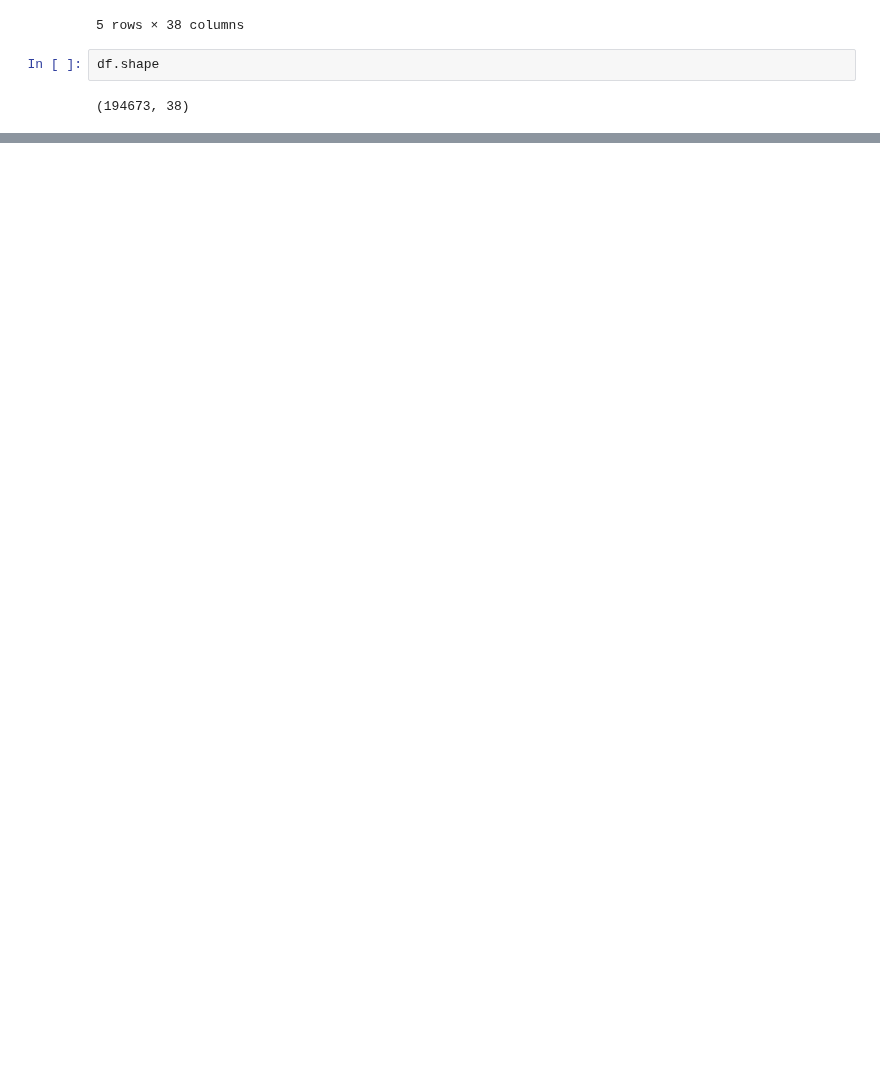
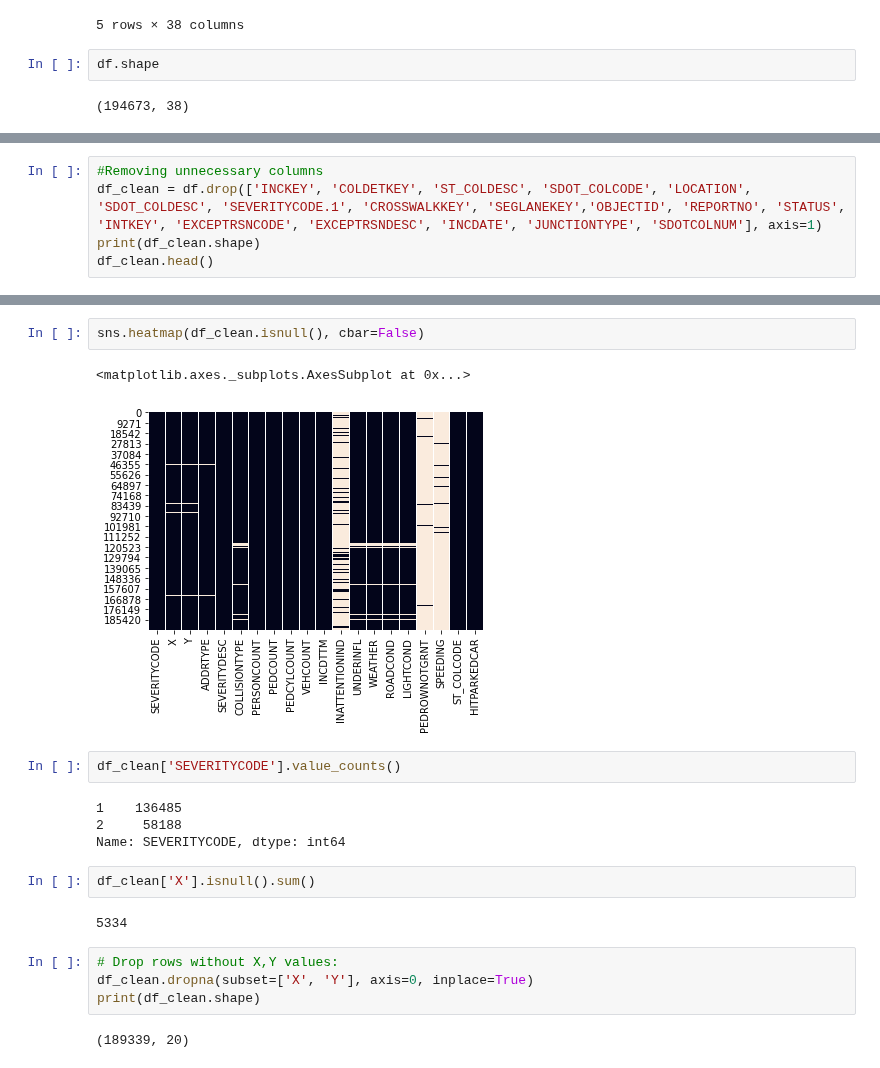
Before and after one commit to TKHigginbotham/bluesky, a Jupyter notebook: Seattle Accident Forecasting.ipynb, the cells around one changed output, grey strips where cells are left out. Cells and saved outputs as stored; diff of their text form; blank space fills up the shorter version.

```diff
--- a/Seattle Accident Forecasting.ipynb
+++ b/Seattle Accident Forecasting.ipynb
@@ -89,0 +97,5 @@ dtype: object
+# %%
+#Removing unnecessary columns
+df_clean = df.drop(['INCKEY', 'COLDETKEY', 'ST_COLDESC', 'SDOT_COLCODE', 'LOCATION', 'SDOT_COLDESC', 'SEVERITYCODE.1', 'CROSSWALKKEY', 'SEGLANEKEY','OBJECTID', 'REPORTNO', 'STATUS', 'INTKEY', 'EXCEPTRSNCODE', 'EXCEPTRSNDESC', 'INCDATE', 'JUNCTIONTYPE', 'SDOTCOLNUM'], axis=1)
+print(df_clean.shape)
+df_clean.head()
@@ -89,0 +110,21 @@ dtype: object
+# %%
+sns.heatmap(df_clean.isnull(), cbar=False)
+# %% [output]
+<matplotlib.axes._subplots.AxesSubplot at 0x...>
+[figure, added]
+# %%
+df_clean['SEVERITYCODE'].value_counts()
+# %% [output]
+1    136485
+2     58188
+Name: SEVERITYCODE, dtype: int64
+# %%
+df_clean['X'].isnull().sum()
+# %% [output]
+5334
+# %%
+# Drop rows without X,Y values:
+df_clean.dropna(subset=['X', 'Y'], axis=0, inplace=True)
+print(df_clean.shape)
+# %% [output]
+(189339, 20)
```
Also changed, not shown: parts of 79 cells of this notebook.
